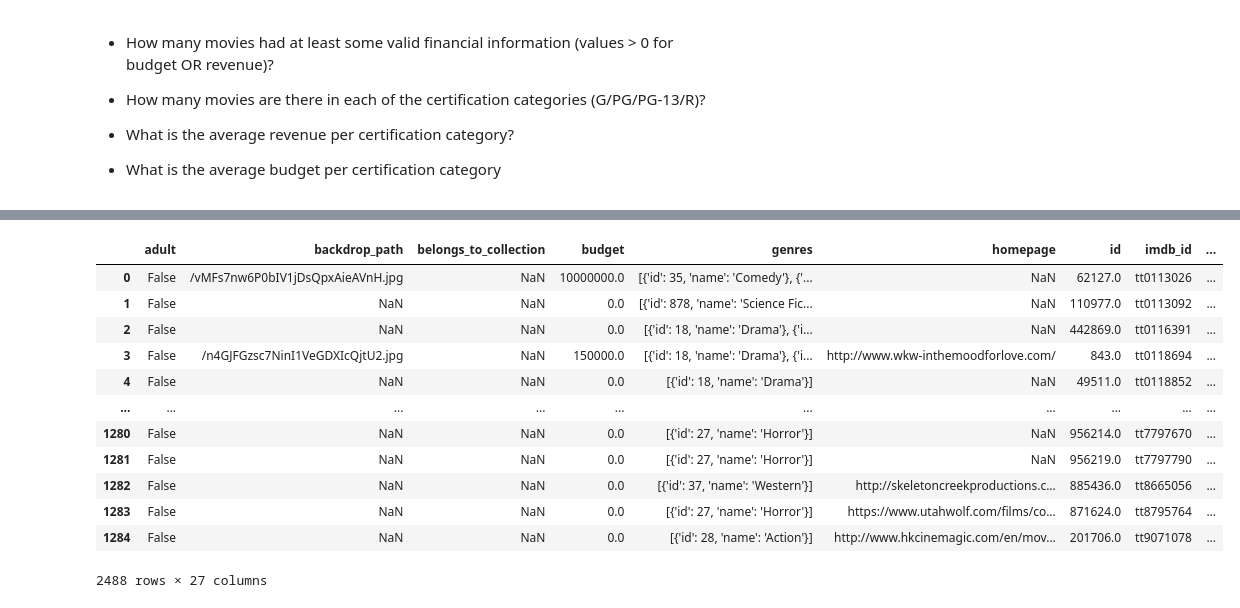
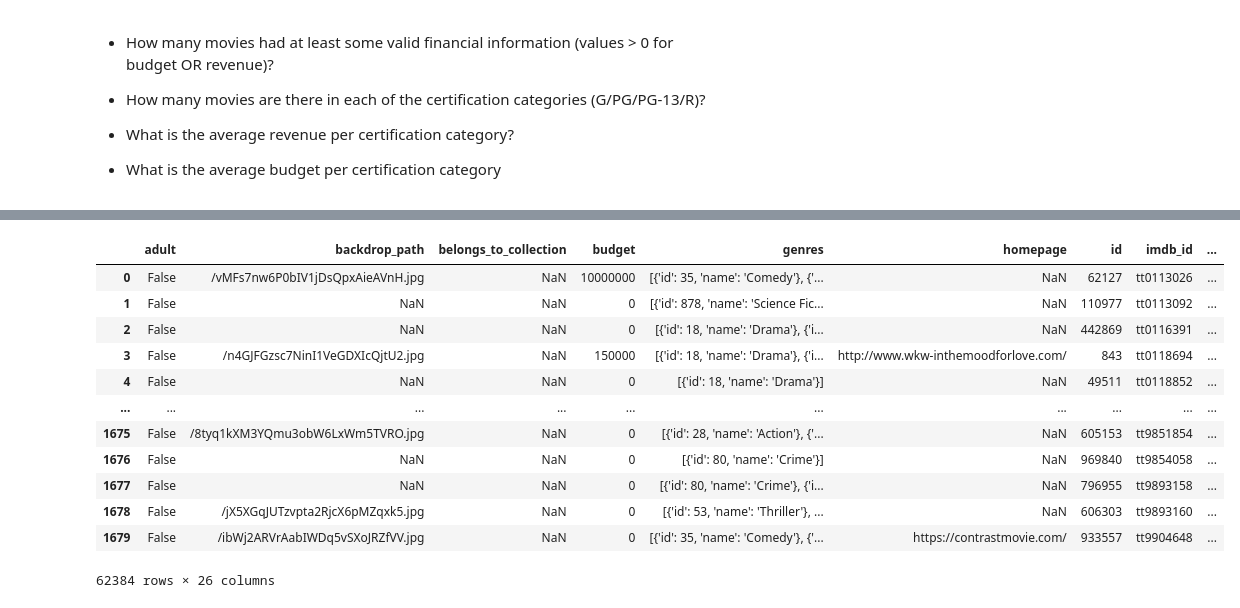
Before and after one commit to cole-beach/What-Makes-A-Movie-Successful, a Jupyter notebook: What Makes a Movie Successful - Part 02B - EDA Overview.ipynb, the cells around one changed output, grey strips where cells are left out. Drawn from its saved outputs; the diff is of its cells as text; code cells hidden in the pictures.

```diff
--- a/What Makes a Movie Successful - Part 02B - EDA Overview.ipynb
+++ b/What Makes a Movie Successful - Part 02B - EDA Overview.ipynb
@@ -70,19 +76,19 @@ files
  'Data\\final_tmdb_data_2021.csv.gz',
  'Data\\final_tmdb_data_2022.csv.gz']
 # %%
-df = pd.concat([pd.read_csv(f, lineterminator='\n') for f in files])
+df = pd.concat([pd.read_csv(f) for f in files])
 df
 # %% [output]
 |  | adult | backdrop_path | belongs_to_collection | budget | genres | homepage | id | imdb_id | ... |
-| 0 | False | /vMFs7nw6P0bIV1jDsQpxAieAVnH.jpg | NaN | 10000000.0 | [{'id': 35, 'name': 'Comedy'}, {'... | NaN | 62127.0 | tt0113026 | ... |
-| 1 | False | NaN | NaN | 0.0 | [{'id': 878, 'name': 'Science Fic... | NaN | 110977.0 | tt0113092 | ... |
-| 2 | False | NaN | NaN | 0.0 | [{'id': 18, 'name': 'Drama'}, {'i... | NaN | 442869.0 | tt0116391 | ... |
-| 3 | False | /n4GJFGzsc7NinI1VeGDXIcQjtU2.jpg | NaN | 150000.0 | [{'id': 18, 'name': 'Drama'}, {'i... | http://www.wkw-inthemoodforlove.com/ | 843.0 | tt0118694 | ... |
-| 4 | False | NaN | NaN | 0.0 | [{'id': 18, 'name': 'Drama'}] | NaN | 49511.0 | tt0118852 | ... |
+| 0 | False | /vMFs7nw6P0bIV1jDsQpxAieAVnH.jpg | NaN | 10000000 | [{'id': 35, 'name': 'Comedy'}, {'... | NaN | 62127 | tt0113026 | ... |
+| 1 | False | NaN | NaN | 0 | [{'id': 878, 'name': 'Science Fic... | NaN | 110977 | tt0113092 | ... |
+| 2 | False | NaN | NaN | 0 | [{'id': 18, 'name': 'Drama'}, {'i... | NaN | 442869 | tt0116391 | ... |
+| 3 | False | /n4GJFGzsc7NinI1VeGDXIcQjtU2.jpg | NaN | 150000 | [{'id': 18, 'name': 'Drama'}, {'i... | http://www.wkw-inthemoodforlove.com/ | 843 | tt0118694 | ... |
+| 4 | False | NaN | NaN | 0 | [{'id': 18, 'name': 'Drama'}] | NaN | 49511 | tt0118852 | ... |
 | ... | ... | ... | ... | ... | ... | ... | ... | ... | ... |
-| 1280 | False | NaN | NaN | 0.0 | [{'id': 27, 'name': 'Horror'}] | NaN | 956214.0 | tt7797670 | ... |
-| 1281 | False | NaN | NaN | 0.0 | [{'id': 27, 'name': 'Horror'}] | NaN | 956219.0 | tt7797790 | ... |
-| 1282 | False | NaN | NaN | 0.0 | [{'id': 37, 'name': 'Western'}] | http://skeletoncreekproductions.c... | 885436.0 | tt8665056 | ... |
-| 1283 | False | NaN | NaN | 0.0 | [{'id': 27, 'name': 'Horror'}] | https://www.utahwolf.com/films/co... | 871624.0 | tt8795764 | ... |
-| 1284 | False | NaN | NaN | 0.0 | [{'id': 28, 'name': 'Action'}] | http://www.hkcinemagic.com/en/mov... | 201706.0 | tt9071078 | ... |
+| 1675 | False | /8tyq1kXM3YQmu3obW6LxWm5TVRO.jpg | NaN | 0 | [{'id': 28, 'name': 'Action'}, {'... | NaN | 605153 | tt9851854 | ... |
+| 1676 | False | NaN | NaN | 0 | [{'id': 80, 'name': 'Crime'}] | NaN | 969840 | tt9854058 | ... |
+| 1677 | False | NaN | NaN | 0 | [{'id': 80, 'name': 'Crime'}, {'i... | NaN | 796955 | tt9893158 | ... |
+| 1678 | False | /jX5XGqJUTzvpta2RjcX6pMZqxk5.jpg | NaN | 0 | [{'id': 53, 'name': 'Thriller'}, ... | NaN | 606303 | tt9893160 | ... |
+| 1679 | False | /ibWj2ARVrAabIWDq5vSXoJRZfVV.jpg | NaN | 0 | [{'id': 35, 'name': 'Comedy'}, {'... | https://contrastmovie.com/ | 933557 | tt9904648 | ... |
-2488 rows × 27 columns
+62384 rows × 26 columns
```
Also changed, not shown: parts of 32 cells of this notebook, 3 other files.
